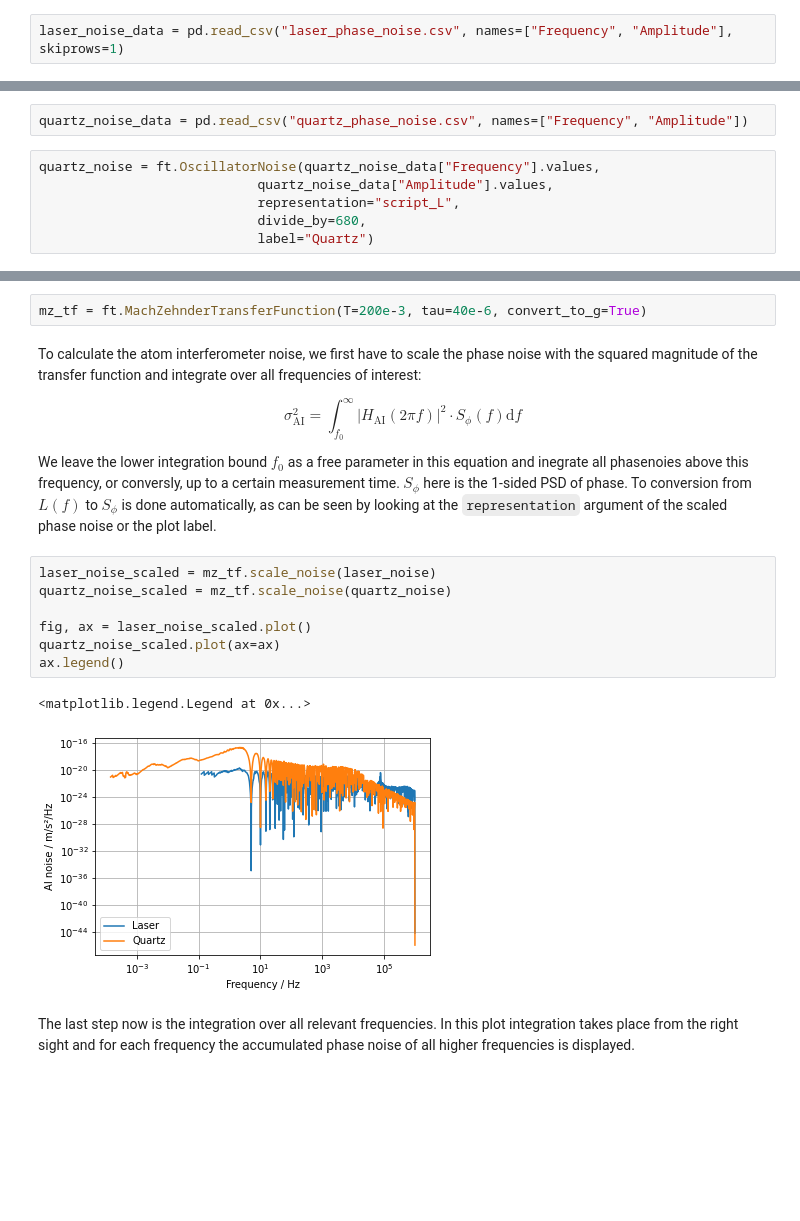
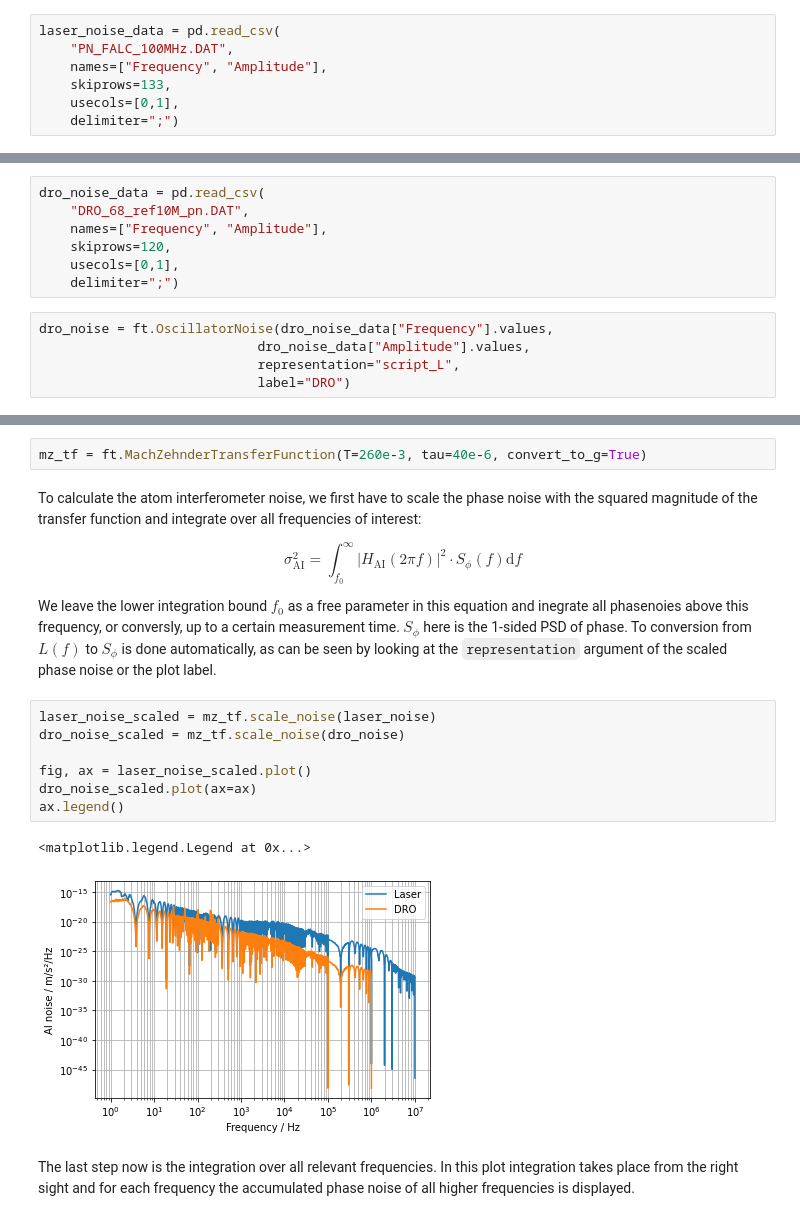
Before and after one commit to bleykauf/freqtools, a Jupyter notebook: examples/Examples.ipynb, the cells around one changed output, grey strips where cells are left out. Cells and saved outputs as stored; diff of their text form; blank space fills up the shorter version.

```diff
--- a/examples/Examples.ipynb
+++ b/examples/Examples.ipynb
@@ -86,5 +81,10 @@ Alternatively, we record the data with a Microsemi 512 A phase noise test setup
 # %%
-laser_noise_data = pd.read_csv("laser_phase_noise.csv", names=["Frequency", "Amplitude"], skiprows=1)
+laser_noise_data = pd.read_csv(
+    "PN_FALC_100MHz.DAT",
+    names=["Frequency", "Amplitude"],
+    skiprows=133,
+    usecols=[0,1],
+    delimiter=";")
 # %%
 laser_noise = ft.OscillatorNoise(laser_noise_data["Frequency"].values,
                             laser_noise_data["Amplitude"].values,
@@ -115,10 +102,14 @@ In this example we use the laser phase noise data from above to calculate the im
 # %%
-quartz_noise_data = pd.read_csv("quartz_phase_noise.csv", names=["Frequency", "Amplitude"])
+dro_noise_data = pd.read_csv(
+    "DRO_68_ref10M_pn.DAT",
+    names=["Frequency", "Amplitude"],
+    skiprows=120,
+    usecols=[0,1],
+    delimiter=";")
 # %%
-quartz_noise = ft.OscillatorNoise(quartz_noise_data["Frequency"].values,
-                            quartz_noise_data["Amplitude"].values,
+dro_noise = ft.OscillatorNoise(dro_noise_data["Frequency"].values,
+                            dro_noise_data["Amplitude"].values,
                             representation="script_L",
-                            divide_by=680,
-                            label="Quartz")
+                            label="DRO")
 # %%
 fig, ax = laser_noise.plot()
@@ -130,7 +121,7 @@ ax.legend()
 # %% [markdown]
 Next, we have to consider the transfer function of the atom interferometer. It is a highly oscillatory function with a low-pass behaviour which an be verified by calling its `plot_magnitude` method. Here we scale the transfer function with $(k_\text{eff} T^2)$ with $k_\text{eff} = \frac{4\pi}{780\,\mathrm{nm}}$ to get it in units of m/s²/rad.
 # %%
-mz_tf = ft.MachZehnderTransferFunction(T=200e-3, tau=40e-6, convert_to_g=True)
+mz_tf = ft.MachZehnderTransferFunction(T=260e-3, tau=40e-6, convert_to_g=True)
 # %% [markdown]
 To calculate the atom interferometer noise, we first have to scale the phase noise with the squared magnitude of the transfer function and integrate over all frequencies of interest:
 
@@ -141,14 +132,14 @@ To calculate the atom interferometer noise, we first have to scale the phase noi
 We leave the lower integration bound $f_0$ as a free parameter in this equation and inegrate all phasenoies above this frequency, or conversly, up to a certain measurement time. $S_\phi$ here is the 1-sided PSD of phase. To conversion from $L(f)$ to $S_\phi$ is done automatically, as can be seen by looking at the `representation` argument of the scaled phase noise or the plot label.
 # %%
 laser_noise_scaled = mz_tf.scale_noise(laser_noise)
-quartz_noise_scaled = mz_tf.scale_noise(quartz_noise)
+dro_noise_scaled = mz_tf.scale_noise(dro_noise)
 
 fig, ax = laser_noise_scaled.plot()
-quartz_noise_scaled.plot(ax=ax)
+dro_noise_scaled.plot(ax=ax)
 ax.legend()
 # %% [output]
 <matplotlib.legend.Legend at 0x...>
-[figure, old version]
+[figure, new version]
 # %% [markdown]
 The last step now is the integration over all relevant frequencies. In this plot integration takes place from the right sight and for each frequency the accumulated phase noise of all higher frequencies is displayed.
 # %%
```
Also changed, not shown: parts of 15 cells of this notebook, 1 other file.
